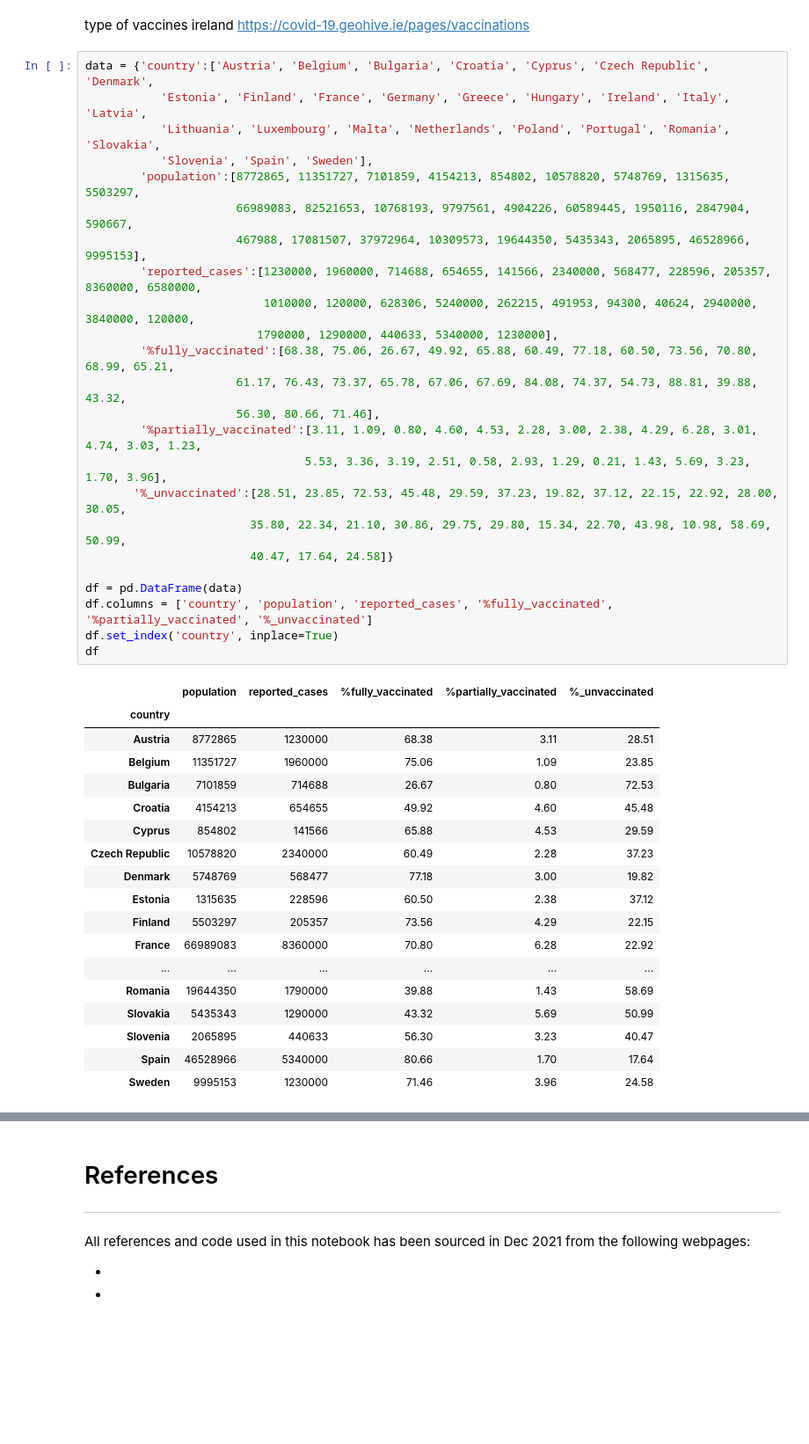
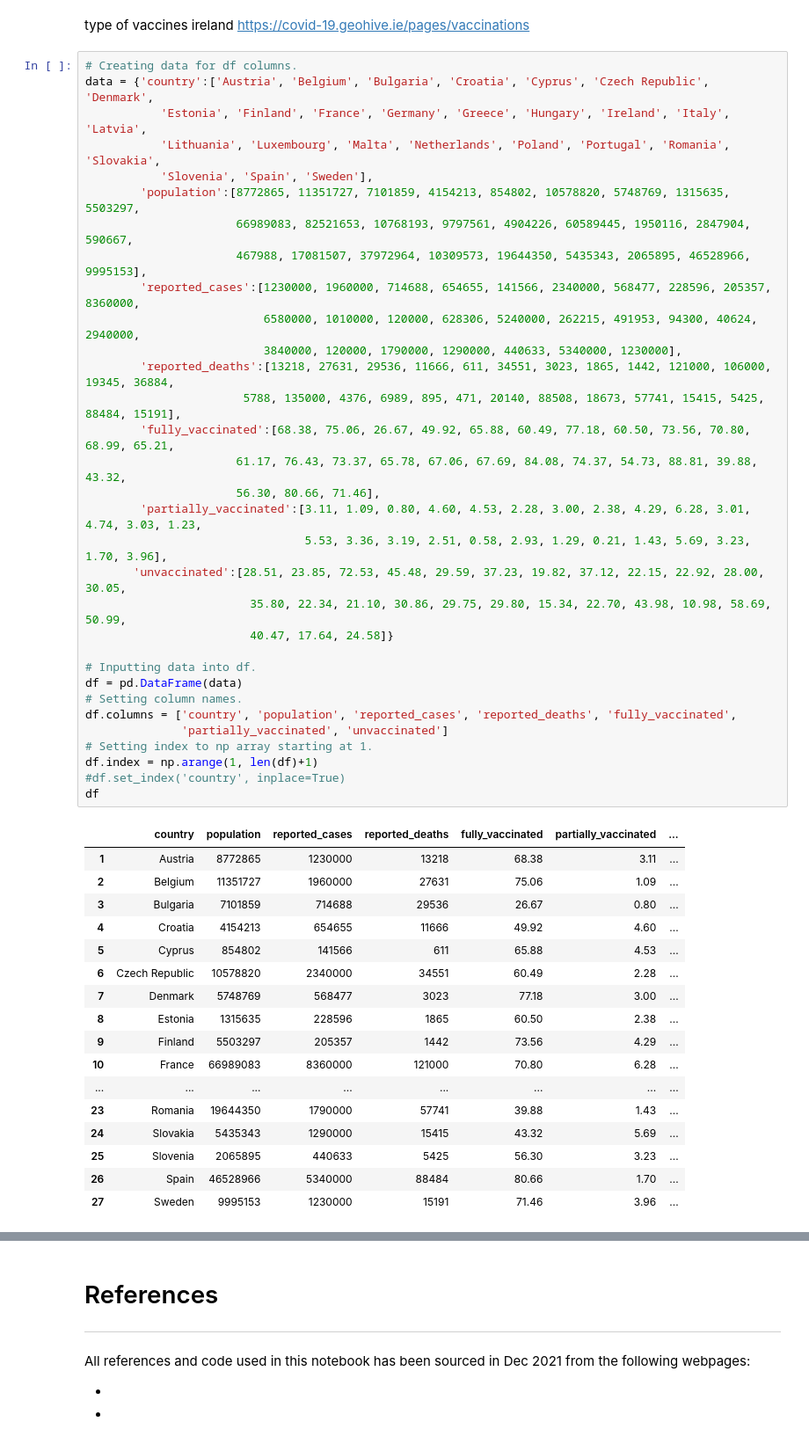
Before and after one commit to SarahMcN25/programming_for_D.A.project, a Jupyter notebook: project2.ipynb, the cells around one changed output, grey strips where cells are left out. Shown at 88% size. Cells and saved outputs as stored; diff of their text form; blank space fills up the shorter version.

```diff
--- a/project2.ipynb
+++ b/project2.ipynb
@@ -58,45 +89,52 @@ vaccinated as per 14dec from https://ourworldindata.org/explorers/coronavirus-da
 # %% [markdown]
 type of vaccines ireland https://covid-19.geohive.ie/pages/vaccinations
 # %%
+# Creating data for df columns.
 data = {'country':['Austria', 'Belgium', 'Bulgaria', 'Croatia', 'Cyprus', 'Czech Republic', 'Denmark',
            'Estonia', 'Finland', 'France', 'Germany', 'Greece', 'Hungary', 'Ireland', 'Italy', 'Latvia',
            'Lithuania', 'Luxembourg', 'Malta', 'Netherlands', 'Poland', 'Portugal', 'Romania', 'Slovakia',
            'Slovenia', 'Spain', 'Sweden'],
         'population':[8772865, 11351727, 7101859, 4154213, 854802, 10578820, 5748769, 1315635, 5503297,
                       66989083, 82521653, 10768193, 9797561, 4904226, 60589445, 1950116, 2847904, 590667,
                       467988, 17081507, 37972964, 10309573, 19644350, 5435343, 2065895, 46528966, 9995153],
-        'reported_cases':[1230000, 1960000, 714688, 654655, 141566, 2340000, 568477, 228596, 205357, 8360000, 6580000,
-                          1010000, 120000, 628306, 5240000, 262215, 491953, 94300, 40624, 2940000, 3840000, 120000,
-                         1790000, 1290000, 440633, 5340000, 1230000],
-        '%fully_vaccinated':[68.38, 75.06, 26.67, 49.92, 65.88, 60.49, 77.18, 60.50, 73.56, 70.80, 68.99, 65.21,
+        'reported_cases':[1230000, 1960000, 714688, 654655, 141566, 2340000, 568477, 228596, 205357, 8360000,
+                          6580000, 1010000, 120000, 628306, 5240000, 262215, 491953, 94300, 40624, 2940000,
+                          3840000, 120000, 1790000, 1290000, 440633, 5340000, 1230000],
+        'reported_deaths':[13218, 27631, 29536, 11666, 611, 34551, 3023, 1865, 1442, 121000, 106000, 19345, 36884,
+                       5788, 135000, 4376, 6989, 895, 471, 20140, 88508, 18673, 57741, 15415, 5425, 88484, 15191],
+        'fully_vaccinated':[68.38, 75.06, 26.67, 49.92, 65.88, 60.49, 77.18, 60.50, 73.56, 70.80, 68.99, 65.21,
                       61.17, 76.43, 73.37, 65.78, 67.06, 67.69, 84.08, 74.37, 54.73, 88.81, 39.88, 43.32,
                       56.30, 80.66, 71.46],
-        '%partially_vaccinated':[3.11, 1.09, 0.80, 4.60, 4.53, 2.28, 3.00, 2.38, 4.29, 6.28, 3.01, 4.74, 3.03, 1.23,
+        'partially_vaccinated':[3.11, 1.09, 0.80, 4.60, 4.53, 2.28, 3.00, 2.38, 4.29, 6.28, 3.01, 4.74, 3.03, 1.23,
                                 5.53, 3.36, 3.19, 2.51, 0.58, 2.93, 1.29, 0.21, 1.43, 5.69, 3.23, 1.70, 3.96],
-       '%_unvaccinated':[28.51, 23.85, 72.53, 45.48, 29.59, 37.23, 19.82, 37.12, 22.15, 22.92, 28.00, 30.05,
+       'unvaccinated':[28.51, 23.85, 72.53, 45.48, 29.59, 37.23, 19.82, 37.12, 22.15, 22.92, 28.00, 30.05,
                         35.80, 22.34, 21.10, 30.86, 29.75, 29.80, 15.34, 22.70, 43.98, 10.98, 58.69, 50.99,
                         40.47, 17.64, 24.58]}
 
+# Inputting data into df.
 df = pd.DataFrame(data)
-df.columns = ['country', 'population', 'reported_cases', '%fully_vaccinated', '%partially_vaccinated', '%_unvaccinated']
-df.set_index('country', inplace=True)
+# Setting column names.
+df.columns = ['country', 'population', 'reported_cases', 'reported_deaths', 'fully_vaccinated',
+              'partially_vaccinated', 'unvaccinated']
+# Setting index to np array starting at 1.
+df.index = np.arange(1, len(df)+1)
+#df.set_index('country', inplace=True)
 df
 # %% [output]
-|  | population | reported_cases | %fully_vaccinated | %partially_vaccinated | %_unvaccinated |
-| country |  |  |  |  |  |
-| Austria | 8772865 | 1230000 | 68.38 | 3.11 | 28.51 |
-| Belgium | 11351727 | 1960000 | 75.06 | 1.09 | 23.85 |
-| Bulgaria | 7101859 | 714688 | 26.67 | 0.80 | 72.53 |
-| Croatia | 4154213 | 654655 | 49.92 | 4.60 | 45.48 |
-| Cyprus | 854802 | 141566 | 65.88 | 4.53 | 29.59 |
-| Czech Republic | 10578820 | 2340000 | 60.49 | 2.28 | 37.23 |
-| Denmark | 5748769 | 568477 | 77.18 | 3.00 | 19.82 |
-| Estonia | 1315635 | 228596 | 60.50 | 2.38 | 37.12 |
-| Finland | 5503297 | 205357 | 73.56 | 4.29 | 22.15 |
-| France | 66989083 | 8360000 | 70.80 | 6.28 | 22.92 |
-| ... | ... | ... | ... | ... | ... |
-| Romania | 19644350 | 1790000 | 39.88 | 1.43 | 58.69 |
-| Slovakia | 5435343 | 1290000 | 43.32 | 5.69 | 50.99 |
-| Slovenia | 2065895 | 440633 | 56.30 | 3.23 | 40.47 |
-| Spain | 46528966 | 5340000 | 80.66 | 1.70 | 17.64 |
-| Sweden | 9995153 | 1230000 | 71.46 | 3.96 | 24.58 |
+|  | country | population | reported_cases | reported_deaths | fully_vaccinated | partially_vaccinated | ... |
+| 1 | Austria | 8772865 | 1230000 | 13218 | 68.38 | 3.11 | ... |
+| 2 | Belgium | 11351727 | 1960000 | 27631 | 75.06 | 1.09 | ... |
+| 3 | Bulgaria | 7101859 | 714688 | 29536 | 26.67 | 0.80 | ... |
+| 4 | Croatia | 4154213 | 654655 | 11666 | 49.92 | 4.60 | ... |
+| 5 | Cyprus | 854802 | 141566 | 611 | 65.88 | 4.53 | ... |
+| 6 | Czech Republic | 10578820 | 2340000 | 34551 | 60.49 | 2.28 | ... |
+| 7 | Denmark | 5748769 | 568477 | 3023 | 77.18 | 3.00 | ... |
+| 8 | Estonia | 1315635 | 228596 | 1865 | 60.50 | 2.38 | ... |
+| 9 | Finland | 5503297 | 205357 | 1442 | 73.56 | 4.29 | ... |
+| 10 | France | 66989083 | 8360000 | 121000 | 70.80 | 6.28 | ... |
+| ... | ... | ... | ... | ... | ... | ... | ... |
+| 23 | Romania | 19644350 | 1790000 | 57741 | 39.88 | 1.43 | ... |
+| 24 | Slovakia | 5435343 | 1290000 | 15415 | 43.32 | 5.69 | ... |
+| 25 | Slovenia | 2065895 | 440633 | 5425 | 56.30 | 3.23 | ... |
+| 26 | Spain | 46528966 | 5340000 | 88484 | 80.66 | 1.70 | ... |
+| 27 | Sweden | 9995153 | 1230000 | 15191 | 71.46 | 3.96 | ... |
```
Also changed, not shown: parts of 28 cells of this notebook, 2 other files.
